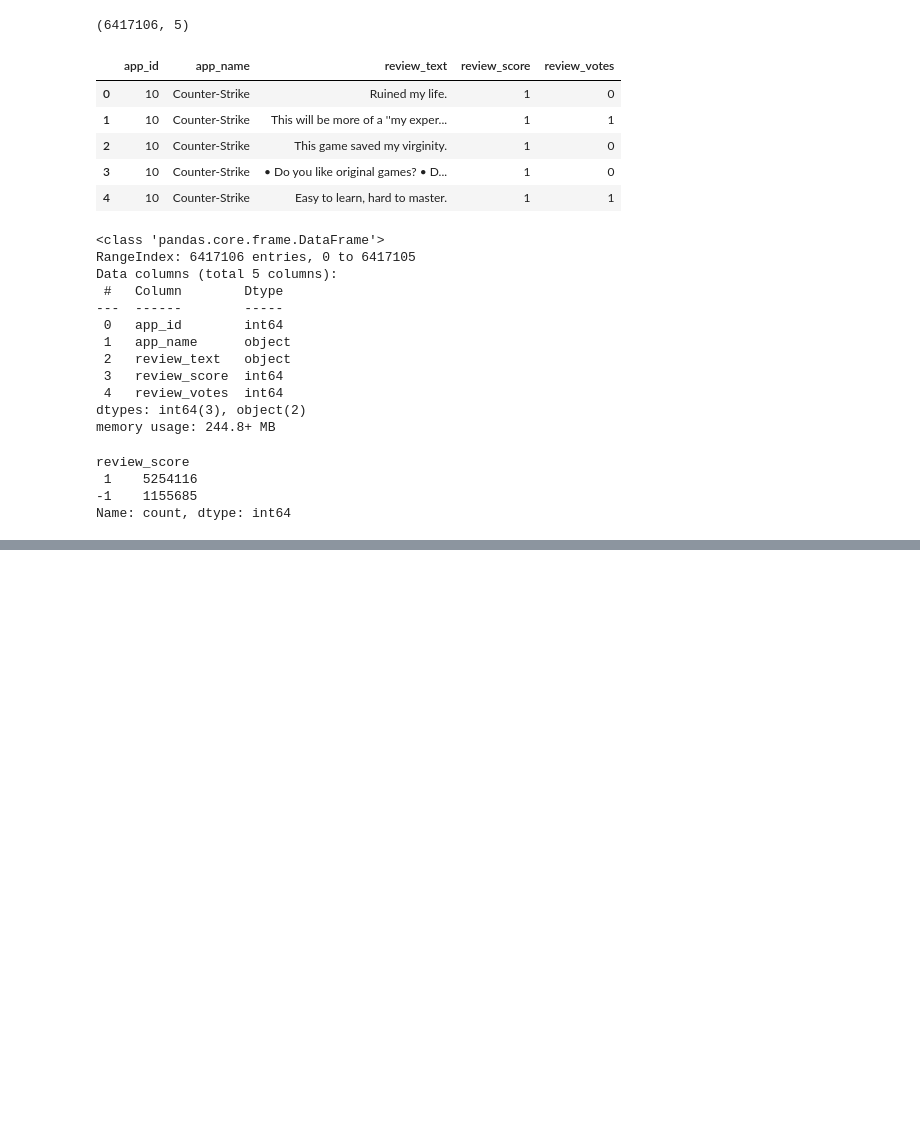
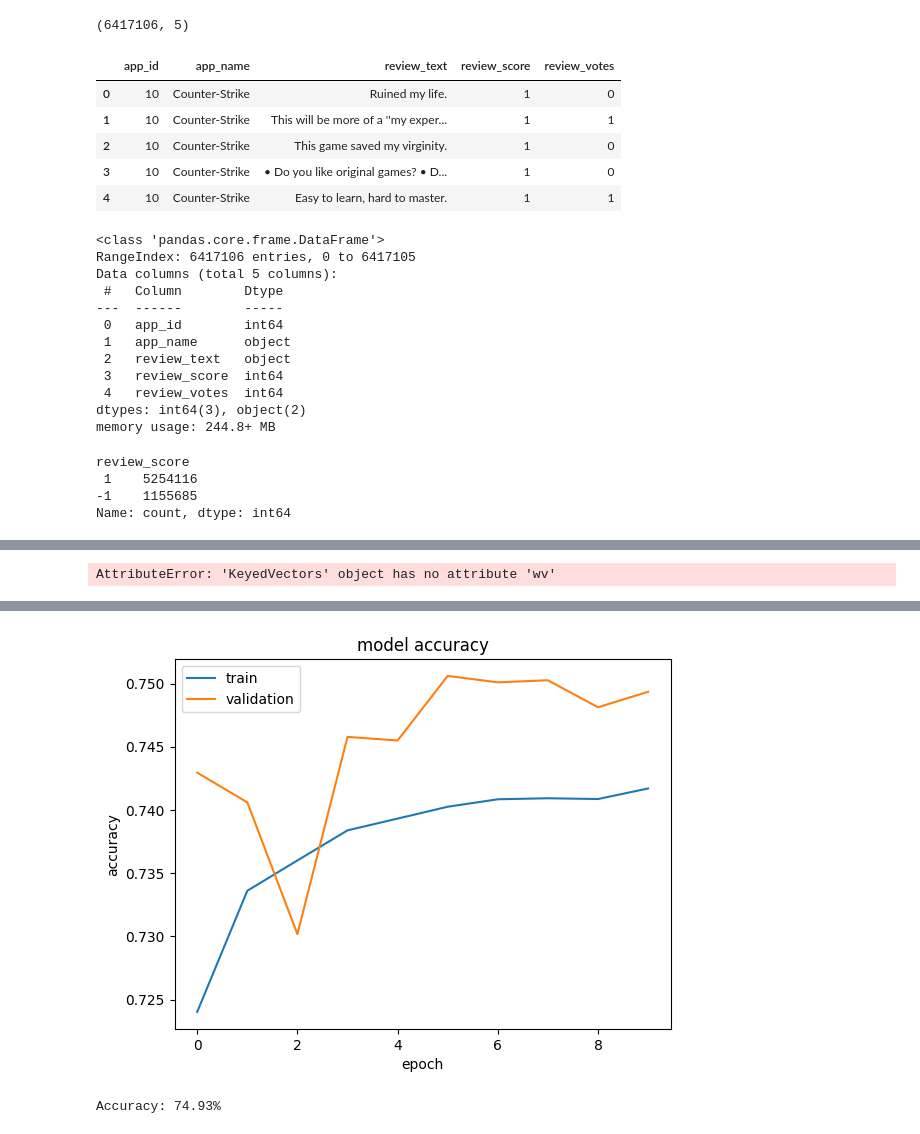
Before and after one commit to MSOE2611/final_project_ai_tools, a Jupyter notebook: Final Project Models.ipynb, the cells around one changed output, grey strips where cells are left out. Drawn from its saved outputs; the diff is of its cells as text; code cells hidden in the pictures; blank space fills up the shorter version.

```diff
--- a/Final Project Models.ipynb
+++ b/Final Project Models.ipynb
@@ -234,0 +251,2 @@ NameError: name 'model' is not defined
+# %%
+google_model = gensim.downloader.load('word2vec-google-news-300')
@@ -234,0 +315,52 @@ NameError: name 'model' is not defined
+# %%
+rus = RandomUnderSampler(random_state=0)
+X_resampled, y_resampled = rus.fit_resample(pd.DataFrame(game_reviews["review_text"]), pd.DataFrame(game_reviews['review_score']))
+
+resampled = pd.DataFrame()
+resampled['review_text'] = X_resampled['review_text']
+resampled['review_score'] = y_resampled['review_score']
+
+resampled['tokenized_text'] = [simple_preprocess(line, deacc=True) for line in resampled['review_text']]
+
+porter_stemmer = PorterStemmer()
+resampled['stemmed_tokens'] = [[porter_stemmer.stem(word) for word in tokens] for tokens in resampled['tokenized_text'] ]
+
+resampled = resampled[resampled.stemmed_tokens.str.len() > 0]
+# %% [output]
+AttributeError: 'KeyedVectors' object has no attribute 'wv'
+# %%
+review_vectors = []
+for row in resampled["stemmed_tokens"]:
+    review_vectors.append(google_model.get_mean_vector(row))
+review_vectors_df = pd.DataFrame(review_vectors)
+resampled['review_score'] = (resampled['review_score'] + 1)/2
+
+X_train, X_test, y_train, y_test = train_test_split(review_vectors_df[:], resampled['review_score'], test_size=0.3,
+                                                    stratify=resampled['review_score'], random_state=0)
+# %%
+cnn_model = Sequential()
+cnn_model.add(Dense(50, activation = "relu"))
+cnn_model.add(Dropout(0.3, noise_shape=None, seed=None))
+cnn_model.add(Dense(50, activation = "relu"))
+cnn_model.add(Dropout(0.2, noise_shape=None, seed=None))
+cnn_model.add(Dense(50, activation = "relu"))
+cnn_model.add(Dense(1, activation = "sigmoid"))
+
+optimizer = keras.optimizers.Adam(learning_rate=0.01)
+cnn_model.compile(loss="binary_crossentropy",
+                optimizer=optimizer,
+                metrics=['accuracy'])
+history = cnn_model.fit(X_train, y_train, 64,
+                    epochs= 10,
+                    validation_data= (X_test, y_test))
+plt.plot(history.history['accuracy'])
+plt.plot(history.history['val_accuracy'])
+plt.title('model accuracy')
+plt.ylabel('accuracy')
+plt.xlabel('epoch')
+plt.legend(['train', 'validation'], loc='upper left')
+plt.show()
+
+scores = cnn_model.evaluate(X_test, y_test, verbose=0)
+print("Accuracy: %.2f%%" % (scores[1]*100))
+# %% [output]
@@ -234,0 +387,2 @@ NameError: name 'model' is not defined
+[figure, added]
+Accuracy: 74.93%
```
Also changed, not shown: parts of 14 cells of this notebook.
